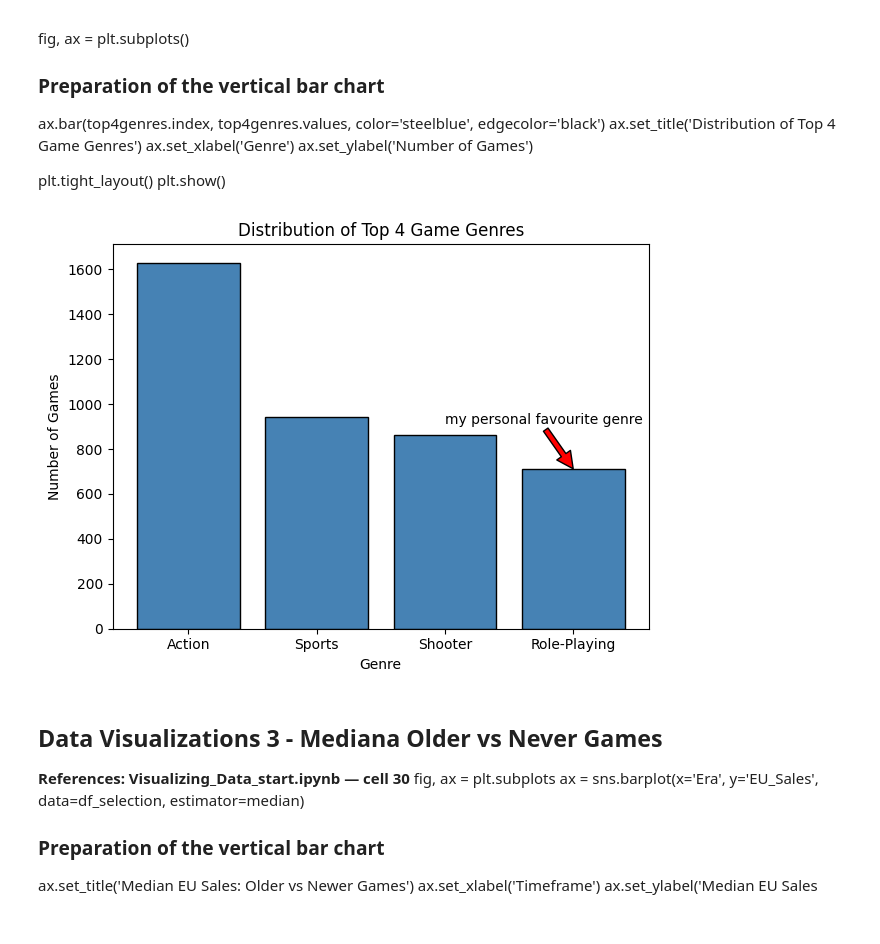
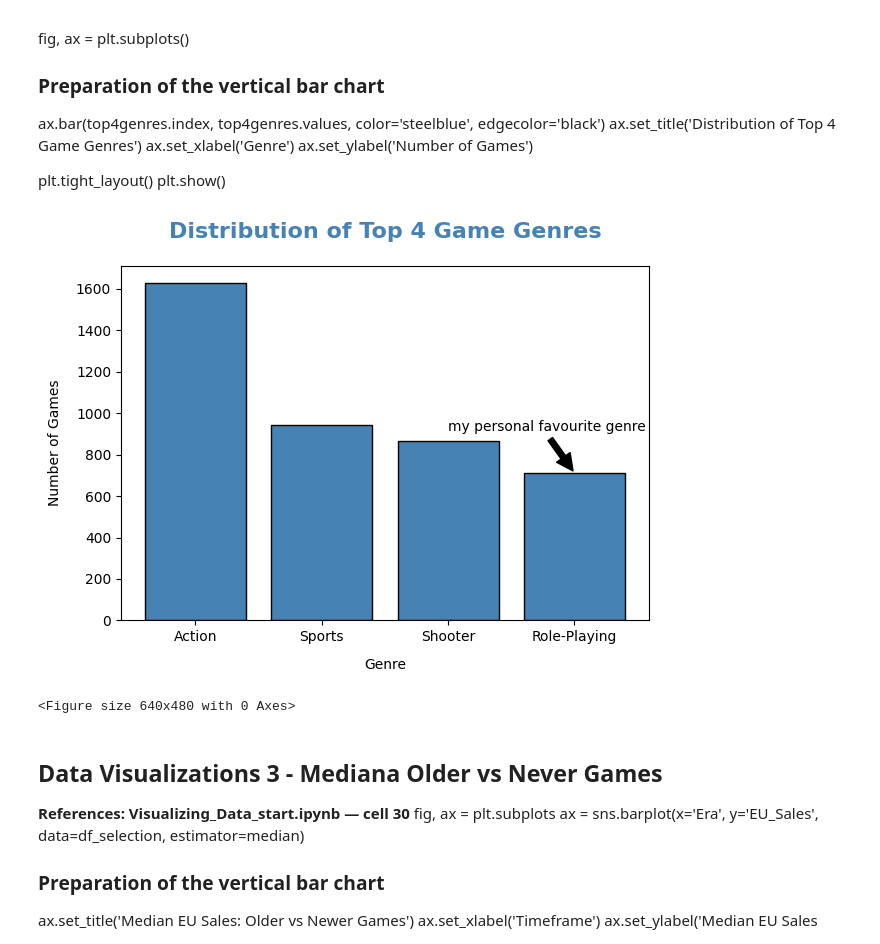
Before and after one commit to Akakiusz/Visualisation-Techniques-for-AI-, a Jupyter notebook: NOTEBOOK/analysis TEST.ipynb, the cells around one changed output. Cells and saved outputs as stored; diff of their text form; code cells hidden in the pictures.

Commit message:
test.ipynb
colourway of charts manipulated, add 2 .png files

```diff
--- a/NOTEBOOK/analysis TEST.ipynb
+++ b/NOTEBOOK/analysis TEST.ipynb
@@ -285,28 +312,31 @@ plt.show()
 # %%
 # My preparing data — count how many games are in each genre, keep only top 4
 top4genres = df_selection['Genre'].value_counts().head(4)
 
 # create figure and axes object
 fig, ax = plt.subplots()
 
 # ax.barh() replaced with ax.bar() — vertical bars work better here since genre names are short
 ax.bar(top4genres.index, top4genres.values, color='steelblue', edgecolor='black')
 
 # add title and labels so the chart is clear and informative
-ax.set_title('Distribution of Top 4 Game Genres')
-ax.set_xlabel('Genre')
-ax.set_ylabel('Number of Games')
+ax.set_title('Distribution of Top 4 Game Genres', fontsize=16, fontweight='bold', pad=20, color='steelblue')
+ax.set_xlabel('Genre', fontsize=10, labelpad=10)
+ax.set_ylabel('Number of Games', fontsize=10, labelpad=10)
 
 # personal note on Role-Playing bar — source: Visualizing_Data_start.ipynb cell 37
 ax.annotate('my personal favourite genre',
             xy=(3, top4genres['Role-Playing']),
             xytext=(2, top4genres['Role-Playing'] + 200),
-            arrowprops=dict(facecolor='red'))
+            arrowprops=dict(facecolor='black', shrink=0.05),)
 
 plt.tight_layout()
 plt.show()
+
+plt.savefig('top4_genres.png', dpi=300)
 # %% [output]
-[figure, old version]
+[figure, new version]
+<Figure size 640x480 with 0 Axes>
 # %% [markdown]
 ## Data Visualizations 3 - Mediana Older vs Never Games
 
```
Also changed, not shown: parts of 2 cells of this notebook, 2 other files.
